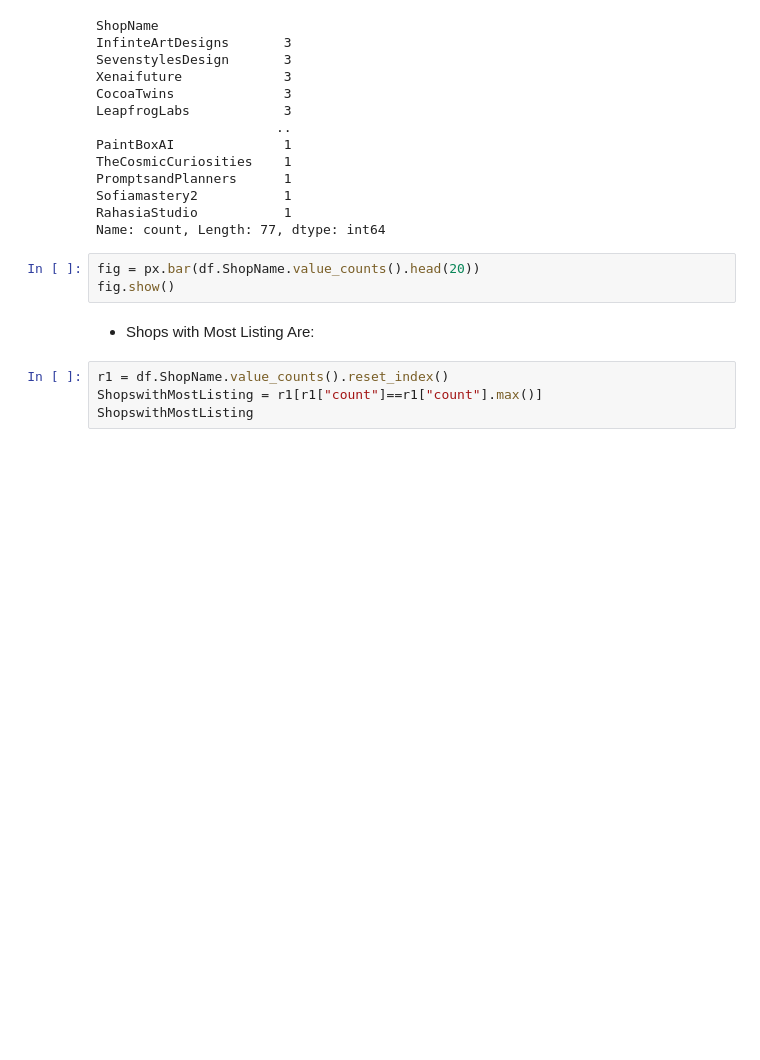
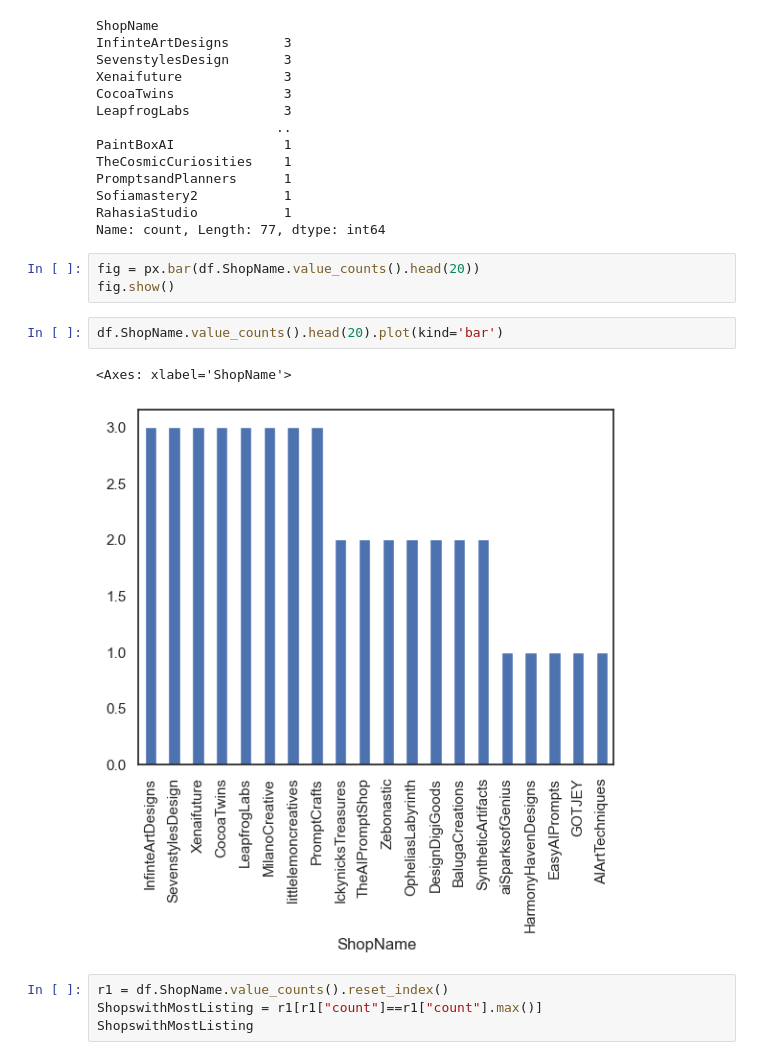
Before and after one commit to gupta-aayushkr/Etsy-Market-Analysis, a Jupyter notebook: EDA.ipynb, the cells around one changed output. Drawn from its saved outputs; the diff is of its cells as text; blank space fills up the shorter version.

```diff
--- a/EDA.ipynb
+++ b/EDA.ipynb
@@ -282,8 +249,11 @@ Name: count, Length: 77, dtype: int64
 # %%
 fig = px.bar(df.ShopName.value_counts().head(20))
 fig.show()
-# %% [markdown]
-- Shops with Most Listing Are:
+# %%
+df.ShopName.value_counts().head(20).plot(kind='bar')
+# %% [output]
+<Axes: xlabel='ShopName'>
+[figure, added]
 # %%
 r1 = df.ShopName.value_counts().reset_index()
 ShopswithMostListing = r1[r1["count"]==r1["count"].max()]
```
Also changed, not shown: parts of 32 cells of this notebook, 1 other file.
